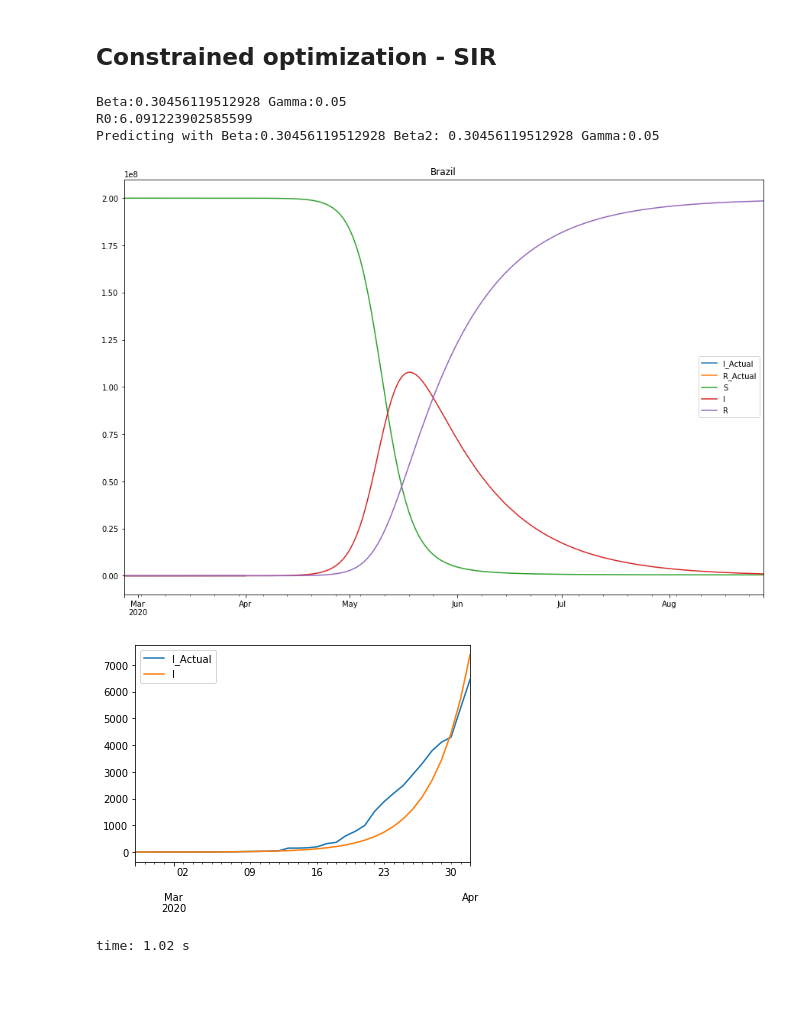
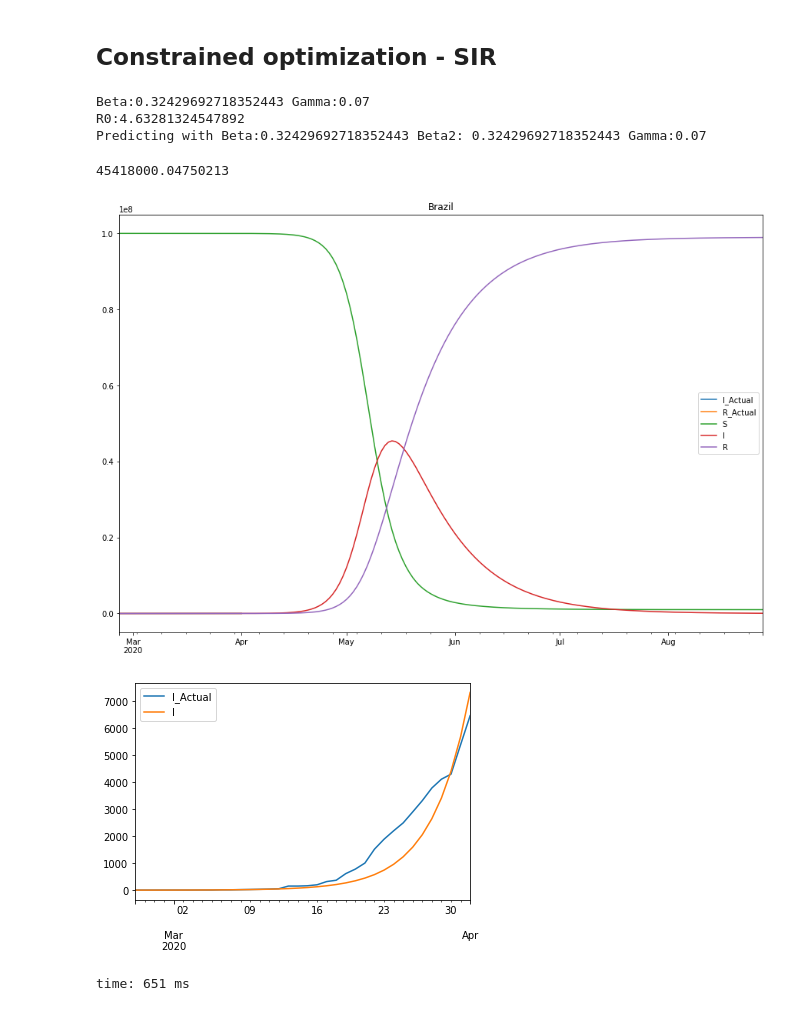
Before and after one commit to comunidadexp/sirfh-covid, a Jupyter notebook: Covid Spread Model.ipynb, the cells around one changed output. Saved outputs shown, nothing was run; the diff lists cells and outputs as text; code cells hidden in the pictures; blank space fills up the shorter version.

```diff
--- a/Covid Spread Model.ipynb
+++ b/Covid Spread Model.ipynb
@@ -298,18 +329,20 @@ time: 1.4 s
 ## Constrained optimization - SIR
 # %%
 t1 = SIR('Brazil',
-                 N=200e6,
+                 N=100e6,
                  alpha=0.7,
                  betaBounds = (0.1, 0.4),
-                 gammaBounds = (0.05, 0.1),
+                 gammaBounds = (0.07, 0.1),
                 )
 t1.train()
 t1.main_plot()
 t1.I_fit_plot()
+t1.df.I.max()
 # %% [output]
-Beta:0.30456119512928 Gamma:0.05
-R0:6.091223902585599
-Predicting with Beta:0.30456119512928 Beta2: 0.30456119512928 Gamma:0.05
+Beta:0.32429692718352443 Gamma:0.07
+R0:4.63281324547892
+Predicting with Beta:0.32429692718352443 Beta2: 0.32429692718352443 Gamma:0.07
+45418000.04750213
-[figure, old version]
+[figure, new version]
 [figure]
-time: 1.02 s
+time: 651 ms
```
Also changed, not shown: parts of 17 cells of this notebook, 1 other file.
